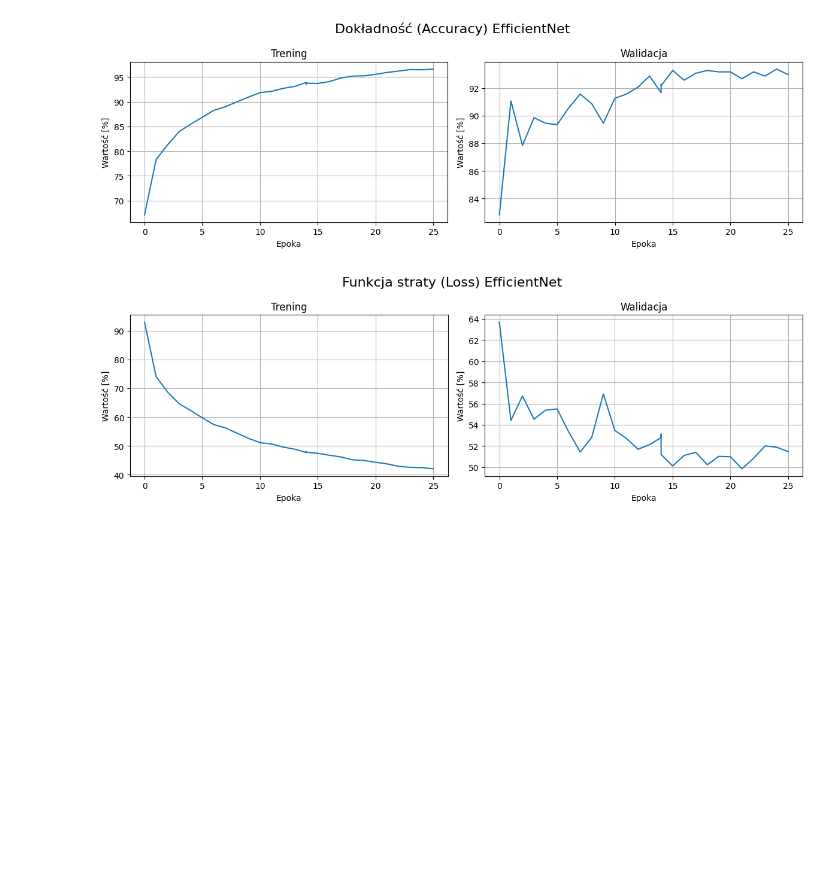
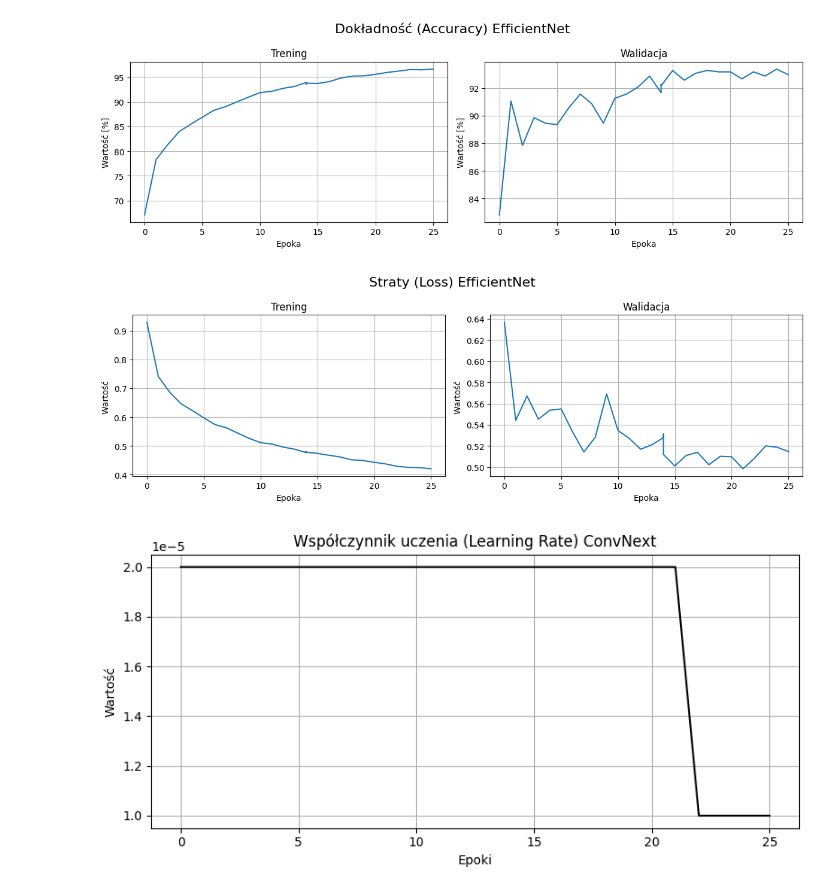
Before and after one commit to mszczesniak02/bachlor_backup, a Jupyter notebook: src/quick_tests/tensor_plotter.ipynb, the cells around one changed output. Cells and saved outputs as stored; diff of their text form; code cells hidden in the pictures; blank space fills up the shorter version.

```diff
--- a/src/quick_tests/tensor_plotter.ipynb
+++ b/src/quick_tests/tensor_plotter.ipynb
@@ -186,6 +211,11 @@ plot_double(x1,y1,x2,y2,"Dokładność (Accuracy) EfficientNet")
 # %%
 x1,y1 = extract_csv(ef_loss_train, "Step", "Value")
 x2,y2 = extract_csv(ef_loss_val, "Step", "Value")
-plot_double(x1,y1,x2,y2,"Funkcja straty (Loss) EfficientNet")
+plot_double2(x1,y1,x2,y2,"Straty (Loss) EfficientNet")
 # %% [output]
-[figure, old version]
+[figure, new version]
+# %%
+x,y = extract_csv(ef_lr, "Step", "Value")
+plot_one(x,y,"k-", "Współczynnik uczenia (Learning Rate) ConvNext", "Epoki", "Wartość")
+# %% [output]
+[figure, added]
```
Also changed, not shown: parts of 6 cells of this notebook, 33 other files.
